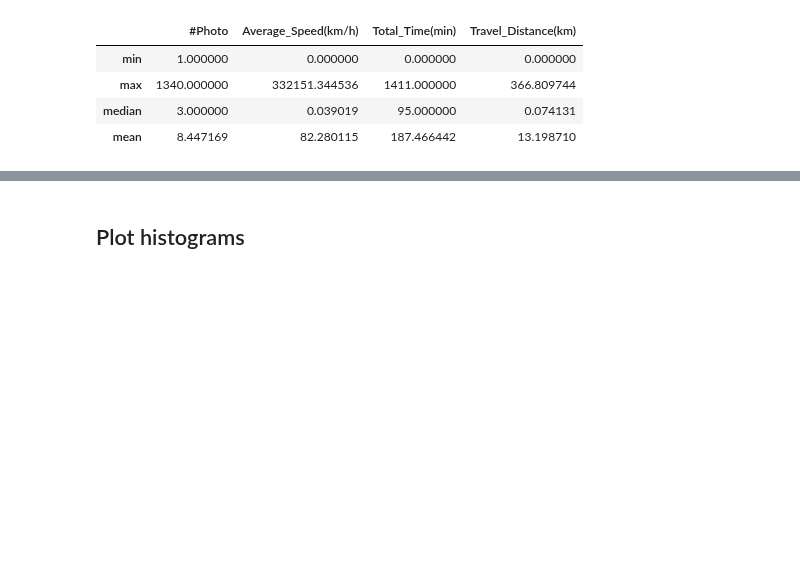
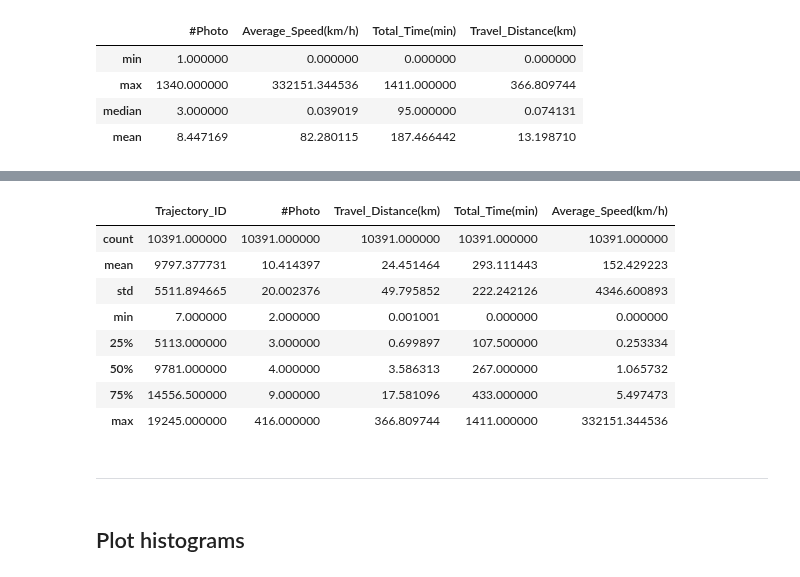
Before and after one commit to chengsoonong/digbeta, a Jupyter notebook: tour/flickr_analysis.ipynb, the cells around one changed output, grey strips where cells are left out. Cells and saved outputs as stored; diff of their text form; code cells hidden in the pictures; blank space fills up the shorter version.

```diff
--- a/tour/flickr_analysis.ipynb
+++ b/tour/flickr_analysis.ipynb
@@ -53,0 +93,3 @@ basic_stats
+# %%
+traj_stats3 = traj_stats_new[traj_stats_new['Travel_Distance(km)']>1e-3]
+traj_stats3.head()
@@ -54,3 +103,17 @@ basic_stats
+# %%
+traj_stats3.describe()
+# %% [output]
+|  | Trajectory_ID | #Photo | Travel_Distance(km) | Total_Time(min) | Average_Speed(km/h) |
+| count | 10391.000000 | 10391.000000 | 10391.000000 | 10391.000000 | 10391.000000 |
+| mean | 9797.377731 | 10.414397 | 24.451464 | 293.111443 | 152.429223 |
+| std | 5511.894665 | 20.002376 | 49.795852 | 222.242126 | 4346.600893 |
+| min | 7.000000 | 2.000000 | 0.001001 | 0.000000 | 0.000000 |
+| 25% | 5113.000000 | 3.000000 | 0.699897 | 107.500000 | 0.253334 |
+| 50% | 9781.000000 | 4.000000 | 3.586313 | 267.000000 | 1.065732 |
+| 75% | 14556.500000 | 9.000000 | 17.581096 | 433.000000 | 5.497473 |
+| max | 19245.000000 | 416.000000 | 366.809744 | 1411.000000 | 332151.344536 |
+# %% [markdown]
+--------
 # %% [markdown]
 ## Plot histograms
 # %%
```
Also changed, not shown: parts of 12 cells of this notebook, 1 other file.
